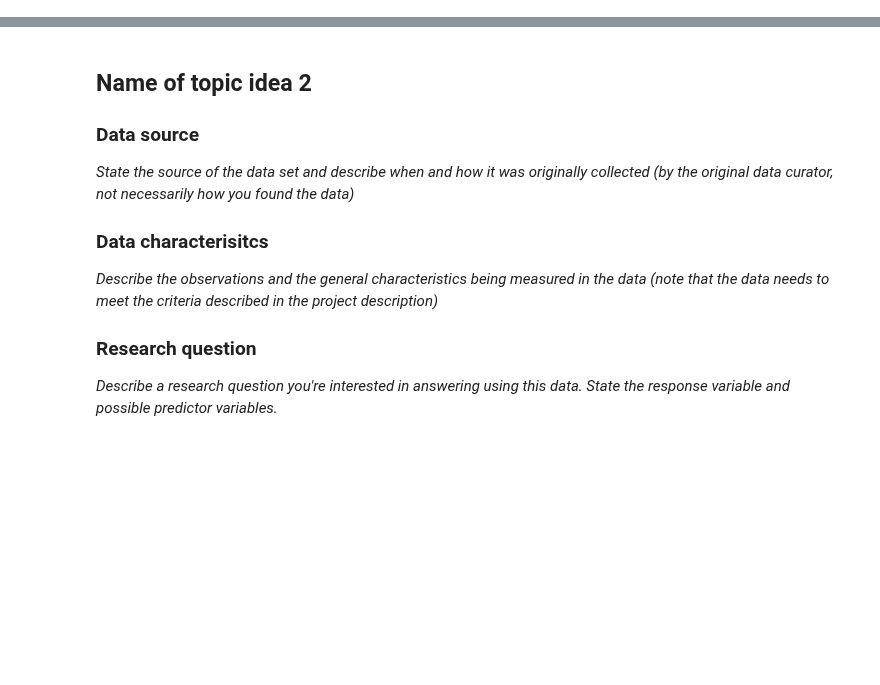
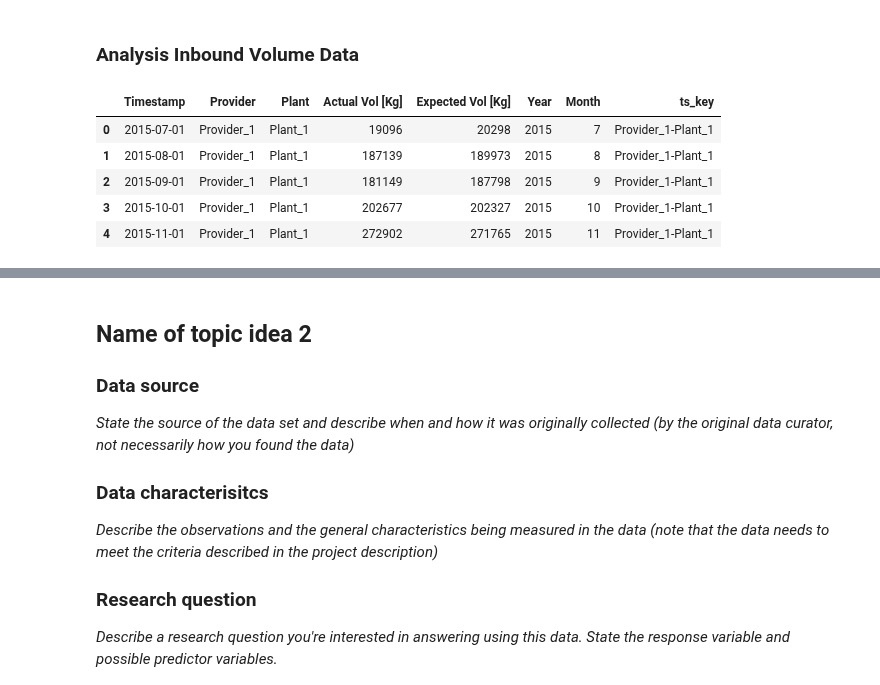
Before and after one commit to john2408/project_data_analytics, a Jupyter notebook: references/topic-ideas.ipynb, the cells around one changed output, grey strips where cells are left out. Drawn from its saved outputs; the diff is of its cells as text; code cells hidden in the pictures; blank space fills up the shorter version.

```diff
--- a/references/topic-ideas.ipynb
+++ b/references/topic-ideas.ipynb
@@ -29,0 +85,22 @@ Group name:
+# %% [markdown]
+### Analysis Inbound Volume Data
+# %%
+df_vol = pd.read_csv("../data/raw/inbound_volume_data.csv", index_col=0)
+df_vol["Year"] = df_vol["Timestamp"].apply(lambda x: x.split("/")[0]).astype(int)
+df_vol["Month"] = df_vol["Timestamp"].apply(lambda x: x.split("/")[1]).astype(int)
+df_vol["Timestamp"] = df_vol[["Year", "Month"]].apply(
+    lambda x: datetime(x["Year"], x["Month"], 1), axis=1
+)
+# Create Timeseries Key
+df_vol["ts_key"] = df_vol[["Provider", "Plant"]].apply(
+    lambda x: x["Provider"] + "-" + x["Plant"], axis=1
+)
+# %%
+df_vol.head()
+# %% [output]
+|  | Timestamp | Provider | Plant | Actual Vol [Kg] | Expected Vol [Kg] | Year | Month | ts_key |
+| 0 | 2015-07-01 | Provider_1 | Plant_1 | 19096 | 20298 | 2015 | 7 | Provider_1-Plant_1 |
+| 1 | 2015-08-01 | Provider_1 | Plant_1 | 187139 | 189973 | 2015 | 8 | Provider_1-Plant_1 |
+| 2 | 2015-09-01 | Provider_1 | Plant_1 | 181149 | 187798 | 2015 | 9 | Provider_1-Plant_1 |
+| 3 | 2015-10-01 | Provider_1 | Plant_1 | 202677 | 202327 | 2015 | 10 | Provider_1-Plant_1 |
+| 4 | 2015-11-01 | Provider_1 | Plant_1 | 272902 | 271765 | 2015 | 11 | Provider_1-Plant_1 |
```
Also changed, not shown: parts of 15 cells of this notebook, 4 other files.
